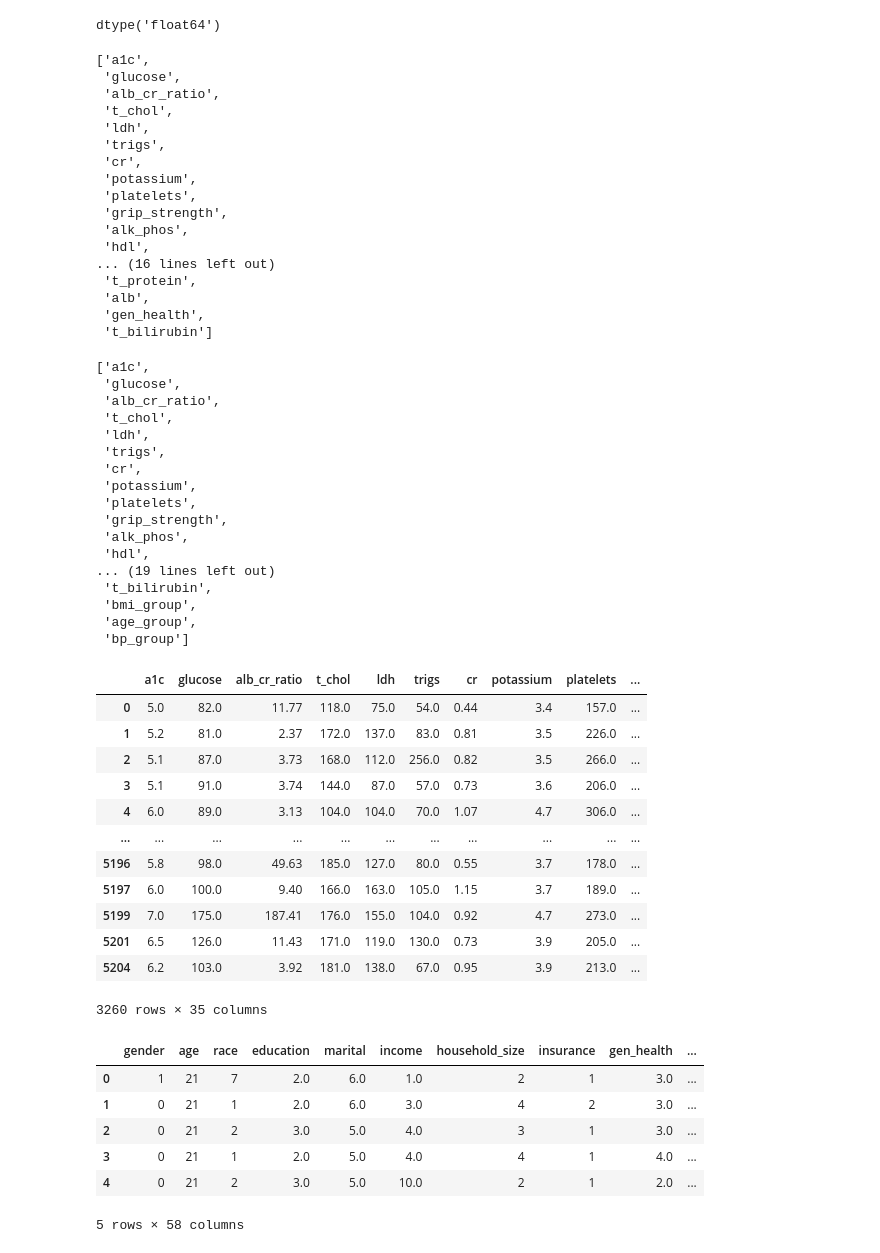
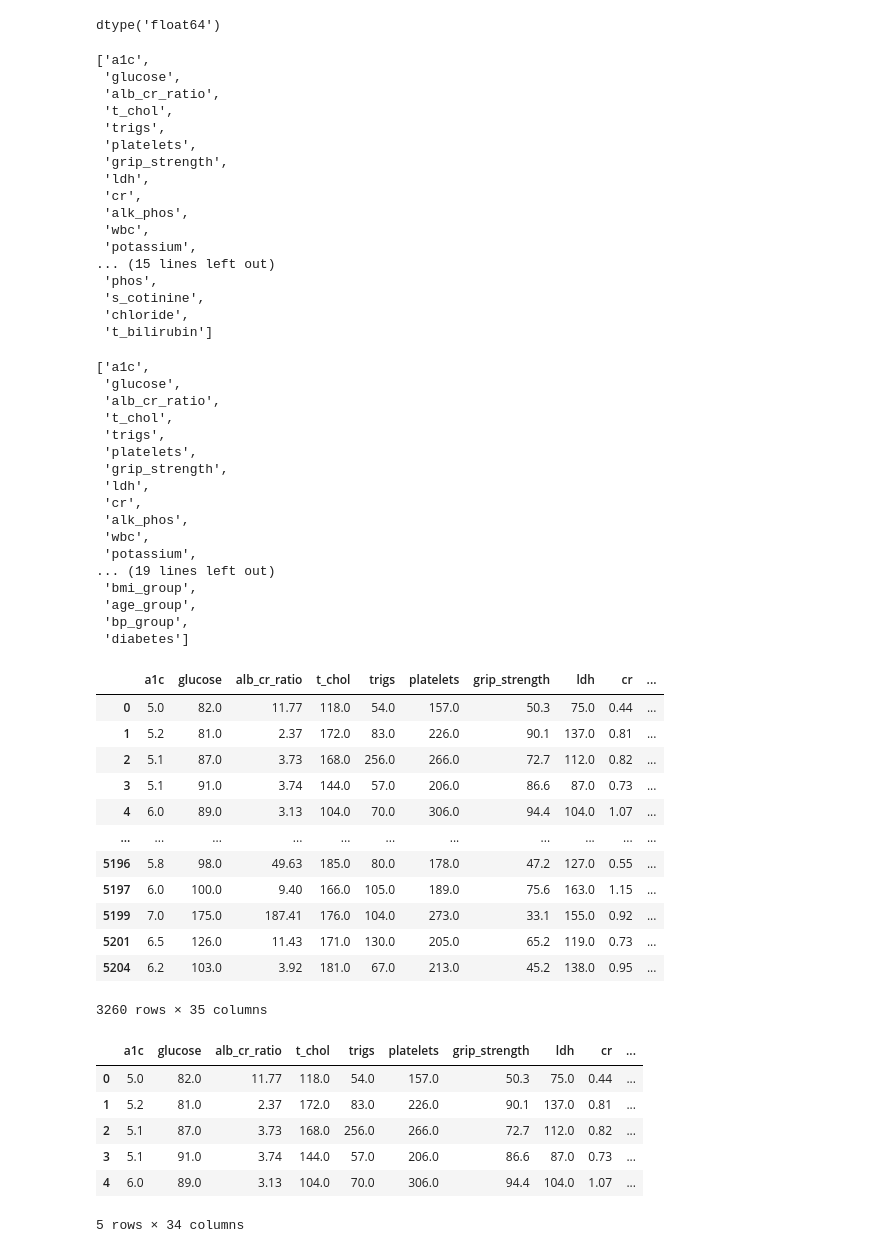
Before and after one commit to timi000/META-B-ML-Project, a Jupyter notebook: Diabetes.ipynb, the cells around one changed output. Cells and saved outputs as stored; diff of their text form; code cells hidden in the pictures.

```diff
--- a/Diabetes.ipynb
+++ b/Diabetes.ipynb
@@ -178,8 +181,10 @@ See the caveats in the documentation: https://pandas.pydata.org/pandas-docs/stab
 # %%
 df2=df1.drop(columns=['seqn'])
 # %%
+df2["diabetes"]= df2["diabetes"]-1
+
 target = df2["diabetes"]
-target_names = [1,2,3]
+target_names = [0,1,2]
 # %%
 data = df2.drop("diabetes", axis=1)
 feature_names = data.columns
@@ -230,22 +235,21 @@ feats
  'glucose',
  'alb_cr_ratio',
  't_chol',
- 'ldh',
  'trigs',
- 'cr',
- 'potassium',
  'platelets',
  'grip_strength',
+ 'ldh',
+ 'cr',
  'alk_phos',
- 'hdl',
-... (16 lines left out)
- 't_protein',
- 'alb',
- 'gen_health',
+ 'wbc',
+ 'potassium',
+... (15 lines left out)
+ 'phos',
+ 's_cotinine',
+ 'chloride',
  't_bilirubin']
 # %%
-group_list=["bmi_group", "age_group", "bp_group"]
-
+group_list=["bmi_group", "age_group", "bp_group","diabetes"]
 
 for x in group_list:
     if x not in feats:
@@ -257,47 +261,47 @@ feats
  'glucose',
  'alb_cr_ratio',
  't_chol',
- 'ldh',
  'trigs',
- 'cr',
- 'potassium',
  'platelets',
  'grip_strength',
+ 'ldh',
+ 'cr',
  'alk_phos',
- 'hdl',
+ 'wbc',
+ 'potassium',
 ... (19 lines left out)
- 't_bilirubin',
  'bmi_group',
  'age_group',
- 'bp_group']
+ 'bp_group',
+ 'diabetes']
 # %%
 diab_df =df2[feats]
 # %%
 diab_df
 # %% [output]
-|  | a1c | glucose | alb_cr_ratio | t_chol | ldh | trigs | cr | potassium | platelets | ... |
-| 0 | 5.0 | 82.0 | 11.77 | 118.0 | 75.0 | 54.0 | 0.44 | 3.4 | 157.0 | ... |
-| 1 | 5.2 | 81.0 | 2.37 | 172.0 | 137.0 | 83.0 | 0.81 | 3.5 | 226.0 | ... |
-| 2 | 5.1 | 87.0 | 3.73 | 168.0 | 112.0 | 256.0 | 0.82 | 3.5 | 266.0 | ... |
-| 3 | 5.1 | 91.0 | 3.74 | 144.0 | 87.0 | 57.0 | 0.73 | 3.6 | 206.0 | ... |
-| 4 | 6.0 | 89.0 | 3.13 | 104.0 | 104.0 | 70.0 | 1.07 | 4.7 | 306.0 | ... |
+|  | a1c | glucose | alb_cr_ratio | t_chol | trigs | platelets | grip_strength | ldh | cr | ... |
+| 0 | 5.0 | 82.0 | 11.77 | 118.0 | 54.0 | 157.0 | 50.3 | 75.0 | 0.44 | ... |
+| 1 | 5.2 | 81.0 | 2.37 | 172.0 | 83.0 | 226.0 | 90.1 | 137.0 | 0.81 | ... |
+| 2 | 5.1 | 87.0 | 3.73 | 168.0 | 256.0 | 266.0 | 72.7 | 112.0 | 0.82 | ... |
+| 3 | 5.1 | 91.0 | 3.74 | 144.0 | 57.0 | 206.0 | 86.6 | 87.0 | 0.73 | ... |
+| 4 | 6.0 | 89.0 | 3.13 | 104.0 | 70.0 | 306.0 | 94.4 | 104.0 | 1.07 | ... |
 | ... | ... | ... | ... | ... | ... | ... | ... | ... | ... | ... |
-| 5196 | 5.8 | 98.0 | 49.63 | 185.0 | 127.0 | 80.0 | 0.55 | 3.7 | 178.0 | ... |
-| 5197 | 6.0 | 100.0 | 9.40 | 166.0 | 163.0 | 105.0 | 1.15 | 3.7 | 189.0 | ... |
-| 5199 | 7.0 | 175.0 | 187.41 | 176.0 | 155.0 | 104.0 | 0.92 | 4.7 | 273.0 | ... |
-| 5201 | 6.5 | 126.0 | 11.43 | 171.0 | 119.0 | 130.0 | 0.73 | 3.9 | 205.0 | ... |
-| 5204 | 6.2 | 103.0 | 3.92 | 181.0 | 138.0 | 67.0 | 0.95 | 3.9 | 213.0 | ... |
+| 5196 | 5.8 | 98.0 | 49.63 | 185.0 | 80.0 | 178.0 | 47.2 | 127.0 | 0.55 | ... |
+| 5197 | 6.0 | 100.0 | 9.40 | 166.0 | 105.0 | 189.0 | 75.6 | 163.0 | 1.15 | ... |
+| 5199 | 7.0 | 175.0 | 187.41 | 176.0 | 104.0 | 273.0 | 33.1 | 155.0 | 0.92 | ... |
+| 5201 | 6.5 | 126.0 | 11.43 | 171.0 | 130.0 | 205.0 | 65.2 | 119.0 | 0.73 | ... |
+| 5204 | 6.2 | 103.0 | 3.92 | 181.0 | 67.0 | 213.0 | 45.2 | 138.0 | 0.95 | ... |
 3260 rows × 35 columns
 # %%
-data = df2.drop("diabetes", axis=1)
+data = diab_df.drop("diabetes", axis=1)
 feature_names = data.columns
 data.head()
 # %% [output]
-|  | gender | age | race | education | marital | income | household_size | insurance | gen_health | ... |
-| 0 | 1 | 21 | 7 | 2.0 | 6.0 | 1.0 | 2 | 1 | 3.0 | ... |
-| 1 | 0 | 21 | 1 | 2.0 | 6.0 | 3.0 | 4 | 2 | 3.0 | ... |
-| 2 | 0 | 21 | 2 | 3.0 | 5.0 | 4.0 | 3 | 1 | 3.0 | ... |
-| 3 | 0 | 21 | 1 | 2.0 | 5.0 | 4.0 | 4 | 1 | 4.0 | ... |
-| 4 | 0 | 21 | 2 | 3.0 | 5.0 | 10.0 | 2 | 1 | 2.0 | ... |
+|  | a1c | glucose | alb_cr_ratio | t_chol | trigs | platelets | grip_strength | ldh | cr | ... |
+| 0 | 5.0 | 82.0 | 11.77 | 118.0 | 54.0 | 157.0 | 50.3 | 75.0 | 0.44 | ... |
+| 1 | 5.2 | 81.0 | 2.37 | 172.0 | 83.0 | 226.0 | 90.1 | 137.0 | 0.81 | ... |
+| 2 | 5.1 | 87.0 | 3.73 | 168.0 | 256.0 | 266.0 | 72.7 | 112.0 | 0.82 | ... |
+| 3 | 5.1 | 91.0 | 3.74 | 144.0 | 57.0 | 206.0 | 86.6 | 87.0 | 0.73 | ... |
+| 4 | 6.0 | 89.0 | 3.13 | 104.0 | 70.0 | 306.0 | 94.4 | 104.0 | 1.07 | ... |
-5 rows × 58 columns
+5 rows × 34 columns
 # %%
```
Also changed, not shown: parts of 39 cells of this notebook, 1 other file.
